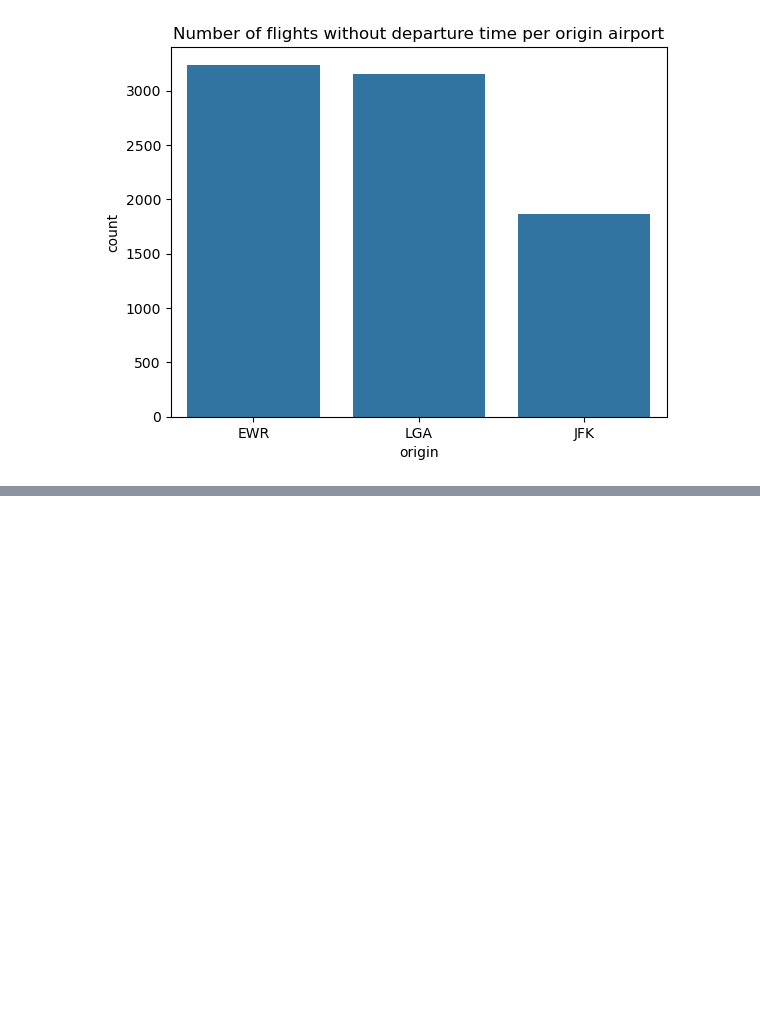
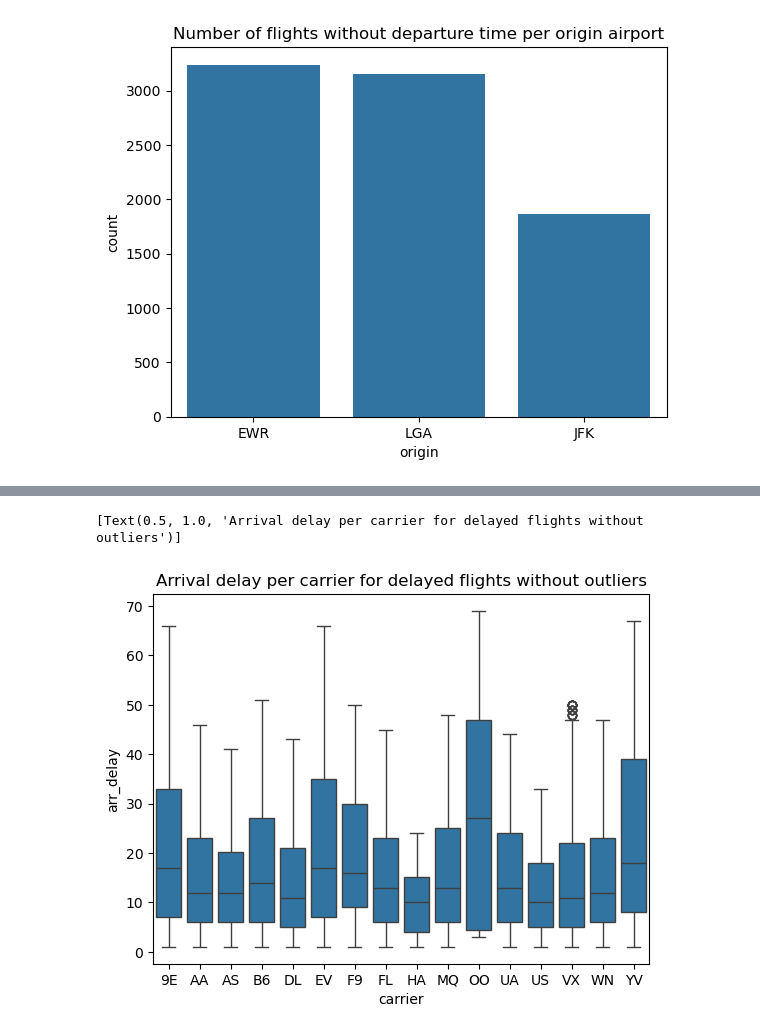
Before and after one commit to tomaszkisiel94/PlayingPython, a Jupyter notebook: ExploratoryDataAnalysis.ipynb, the cells around one changed output, grey strips where cells are left out. Cells and saved outputs as stored; diff of their text form; code cells hidden in the pictures; blank space fills up the shorter version.

```diff
--- a/ExploratoryDataAnalysis.ipynb
+++ b/ExploratoryDataAnalysis.ipynb
@@ -92,0 +126,13 @@ sns.countplot(x='origin', data=nan_flights).set(title='Number of flights without
+# %%
+#To increase vislibity of median and 75% percentile of delayed flights, let's delete outliers
+upper = delay_flights.groupby('carrier')['arr_delay'].quantile(0.75)
+delay_flights_no_outliers = pd.DataFrame()
+
+for i in upper.index:
+    carrier_table = delay_flights[(delay_flights['carrier'] == i) & (delay_flights['arr_delay'] < upper[i])]
+    delay_flights_no_outliers = pd.concat([delay_flights_no_outliers, carrier_table])
+# %%
+sns.boxplot(y='arr_delay', x='carrier', data=delay_flights_no_outliers).set(title='Arrival delay per carrier for delayed flights without outliers')
+# %% [output]
+[Text(0.5, 1.0, 'Arrival delay per carrier for delayed flights without outliers')]
+[figure, added]
```
Also changed, not shown: parts of 10 cells of this notebook.
